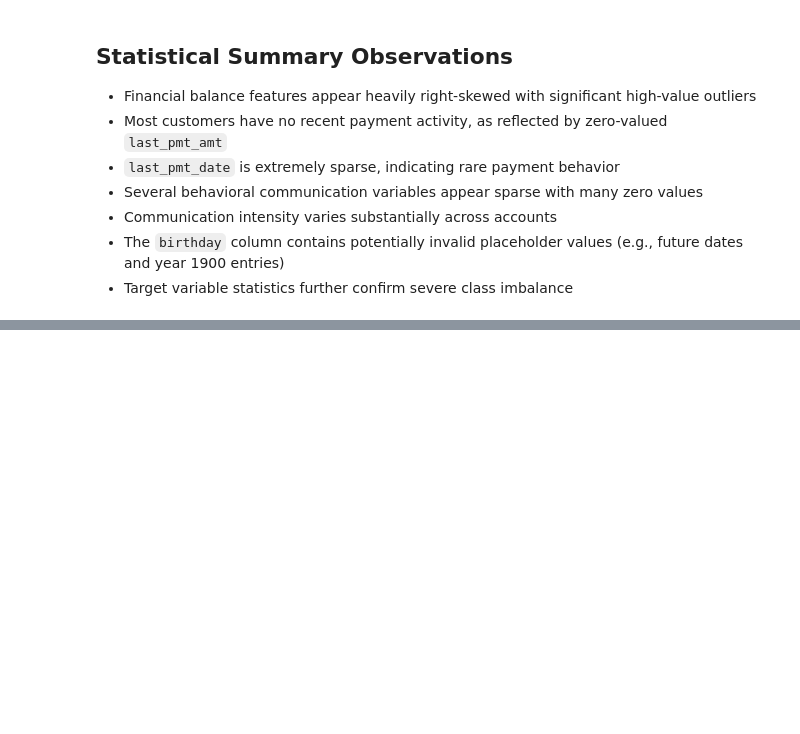
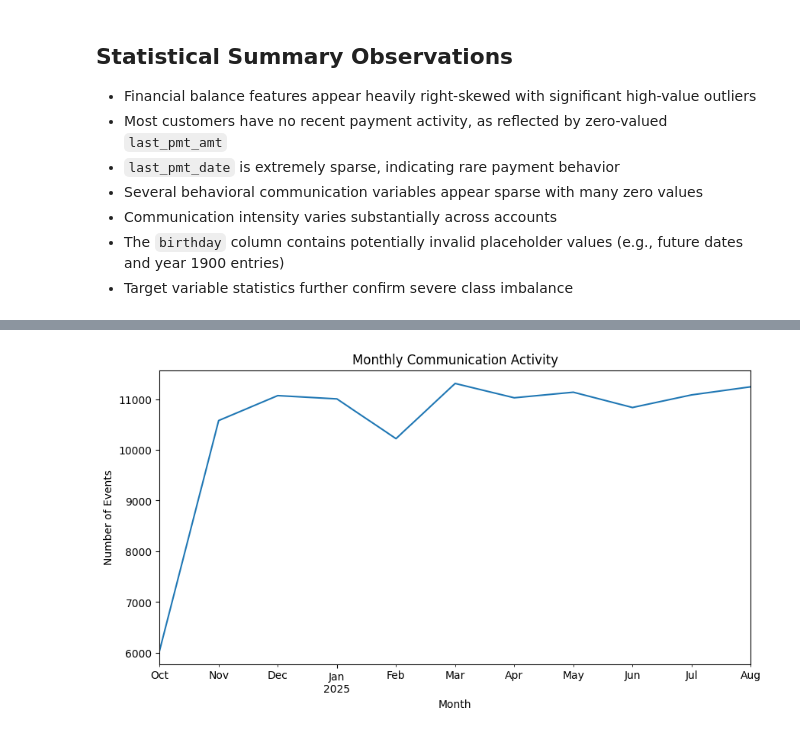
Before and after one commit to sidd-1311/Propensity-to-pay, a Jupyter notebook: Notebooks/02_eda.ipynb, the cells around one changed output, grey strips where cells are left out. Cells and saved outputs as stored; diff of their text form; code cells hidden in the pictures; blank space fills up the shorter version.

```diff
--- a/Notebooks/02_eda.ipynb
+++ b/Notebooks/02_eda.ipynb
@@ -61,0 +360,22 @@ loan_df.describe()
+# %%
+#Temporal Analysis
+
+comm_df['event_month'] = comm_df['Timestamp'].dt.to_period('M')
+
+monthly_events = (
+    comm_df['event_month']
+    .value_counts()
+    .sort_index()
+)
+
+plt.figure(figsize=(10,5))
+
+monthly_events.plot(kind='line')
+
+plt.title('Monthly Communication Activity')
+plt.xlabel('Month')
+plt.ylabel('Number of Events')
+
+plt.show()
+# %% [output]
+[figure, added]
```
Also changed, not shown: parts of 12 cells of this notebook.
